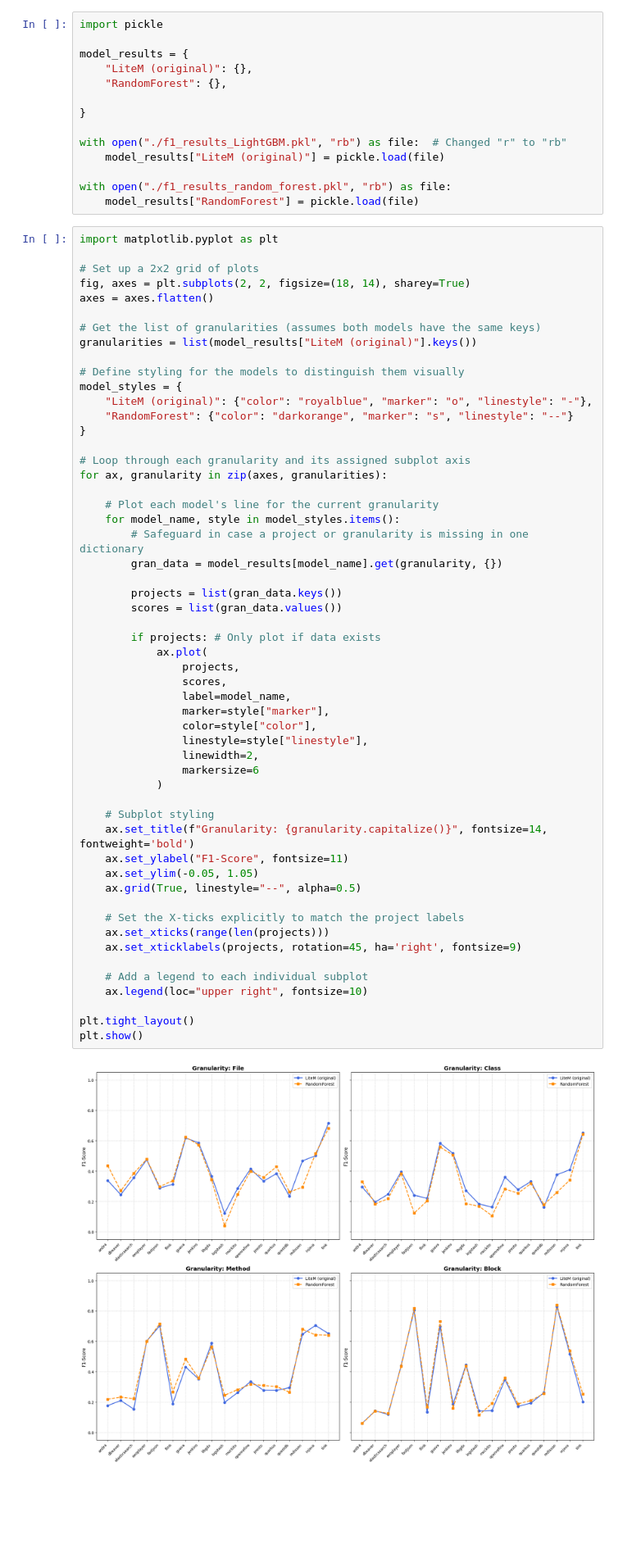
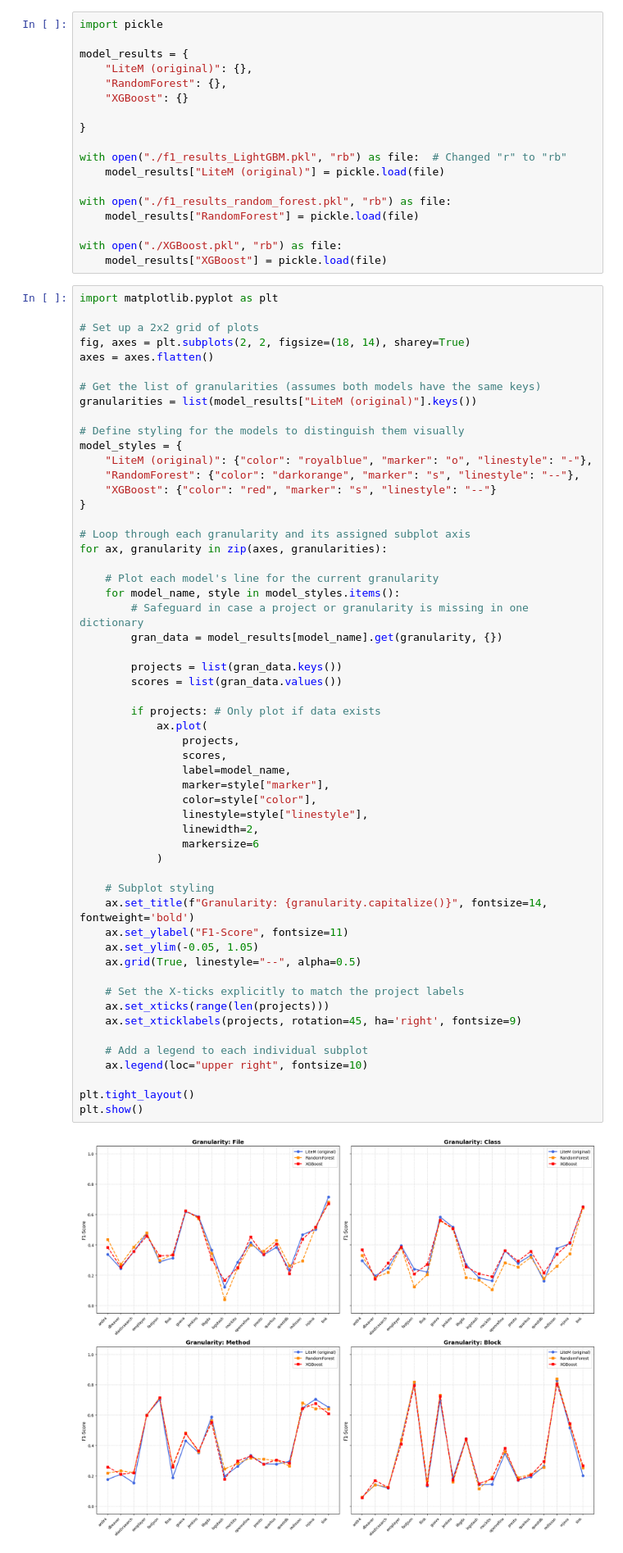
Before and after one commit to MiguelOlivRd/Dataset4TD, a Jupyter notebook: Miguel/reimplementations/plot_charts.ipynb, the cells around one changed output. Shown at 82% size. Drawn from its saved outputs; the diff is of its cells as text; blank space fills up the shorter version.

Commit message:
uploading xgboost reimplementation

```diff
--- a/Miguel/reimplementations/plot_charts.ipynb
+++ b/Miguel/reimplementations/plot_charts.ipynb
@@ -4,6 +4,7 @@ import pickle
 model_results = {
     "LiteM (original)": {},
     "RandomForest": {},
+    "XGBoost": {}
 
 }
 
@@ -12,6 +13,9 @@ with open("./f1_results_LightGBM.pkl", "rb") as file:  # Changed "r" to "rb"
 
 with open("./f1_results_random_forest.pkl", "rb") as file:
     model_results["RandomForest"] = pickle.load(file)
+
+with open("./XGBoost.pkl", "rb") as file:
+    model_results["XGBoost"] = pickle.load(file)
 # %%
 import matplotlib.pyplot as plt
 
@@ -25,7 +29,8 @@ granularities = list(model_results["LiteM (original)"].keys())
 # Define styling for the models to distinguish them visually
 model_styles = {
     "LiteM (original)": {"color": "royalblue", "marker": "o", "linestyle": "-"},
-    "RandomForest": {"color": "darkorange", "marker": "s", "linestyle": "--"}
+    "RandomForest": {"color": "darkorange", "marker": "s", "linestyle": "--"},
+    "XGBoost": {"color": "red", "marker": "s", "linestyle": "--"}
 }
 
 # Loop through each granularity and its assigned subplot axis
@@ -40,31 +45,31 @@ for ax, granularity in zip(axes, granularities):
         scores = list(gran_data.values())
 
         if projects: # Only plot if data exists
             ax.plot(
                 projects,
                 scores,
                 label=model_name,
                 marker=style["marker"],
                 color=style["color"],
                 linestyle=style["linestyle"],
                 linewidth=2,
                 markersize=6
             )
 
     # Subplot styling
     ax.set_title(f"Granularity: {granularity.capitalize()}", fontsize=14, fontweight='bold')
     ax.set_ylabel("F1-Score", fontsize=11)
     ax.set_ylim(-0.05, 1.05)
     ax.grid(True, linestyle="--", alpha=0.5)
 
     # Set the X-ticks explicitly to match the project labels
     ax.set_xticks(range(len(projects)))
     ax.set_xticklabels(projects, rotation=45, ha='right', fontsize=9)
 
     # Add a legend to each individual subplot
     ax.legend(loc="upper right", fontsize=10)
 
 plt.tight_layout()
 plt.show()
 # %% [output]
-[figure, old version]
+[figure, new version]
```
Also changed, not shown: 22 other files.
